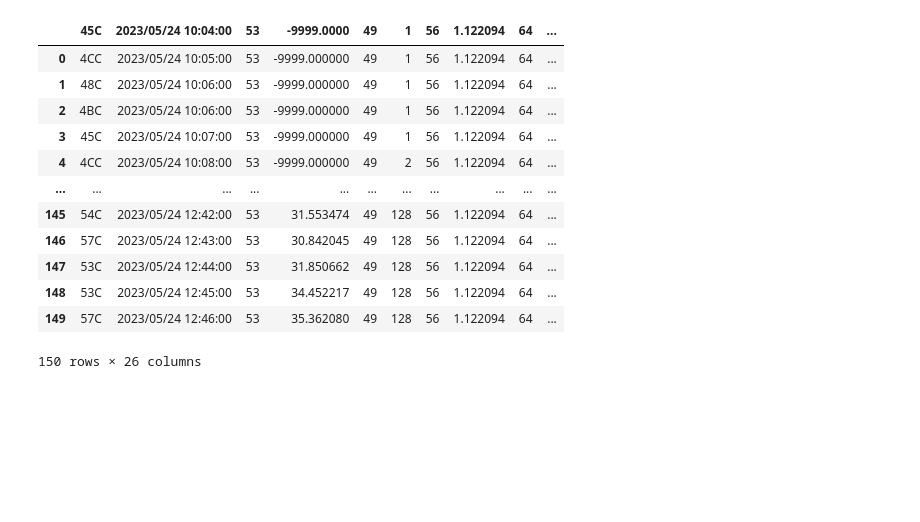
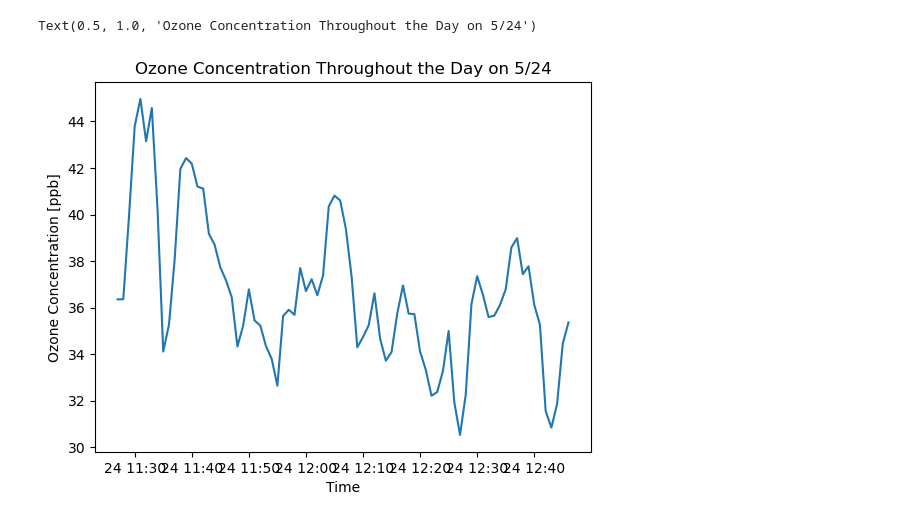
Before and after one commit to EVS-ATMOS/air-quality-sensors, a Jupyter notebook: toybox.ipynb, the cells around one changed output. Saved outputs shown, nothing was run; the diff lists cells and outputs as text; code cells hidden in the pictures; blank space fills up the shorter version.

Commit message:
Made preliminary graphs of the data I was given.

```diff
--- a/toybox.ipynb
+++ b/toybox.ipynb
@@ -317,19 +344,25 @@ def chicago_aq_display(nradar, bounds, sites, aqvals, rad_time, rad_site='KLOT',
     else:
         plt.savefig('lakebreeze' + '_' + rad_site + '_' + str(rad_time) +'.png')
 # %%
-data = pd.read_csv("O3_data.txt")
-data
+# This is the header information given from the attached dataset.
+o3_header = ["Station ID", "Time", "Output 1", "Ozone Average", "Output 2", "PGA Gain", "Output 3", "Instrument Gain", "Output 4", "Lamp Current", "Output 5", "Gas Pressure", "Output 6", "Ambeint Pressure", "Output 7", "Chassis Temperature", "Output 8", "Lamp Temperature", "Output 9", "Instrument Status", "Output 10", "Instrument State", "Output 11", "Instrument Units", "Output 12", "Filter Type"]
+o3_data = pd.read_csv("O3_data.txt", header=None)
+o3_data.set_axis(o3_header, axis=1, inplace=True)
+# Dropping the header information columns because we don't need them.
+o3_data.drop(['Output 1', 'Output 2', 'Output 3', 'Output 4', 'Output 5', 'Output 6', 'Output 7', 'Output 8', 'Output 9', 'Output 10', 'Output 11', 'Output 12'], axis=1, inplace=True)
+# Dropping the first few datasets - The Ozone sensor was getting warmed up...
+o3_data.drop(labels=[0,1,2,3,4,5,6,7,8,9,10,11,12,13,14,15,16,17,18,19], axis=0, inplace=True)
+
+## Creating the time variable as a datetime object, easier to handle and plot with.
+time_array_o3 = ["None"] * len(o3_data["Time"])
+original_o3 = np.asarray(o3_data["Time"])
+for i in range(len(o3_data["Time"])):
+    time_array_o3[i] = original_o3[i].replace("/", "-")
+new_time_array_o3 = np.asarray(time_array_o3, dtype='datetime64[s]')
+plot = plt.plot(new_time_array_o3[51:], o3_data["Ozone Average"][51:])
+plt.xlabel("Time")
+plt.ylabel("Ozone Concentration [ppb]")
+plt.title("Ozone Concentration Throughout the Day on 5/24")
 # %% [output]
-|  | 45C | 2023/05/24 10:04:00 | 53 | -9999.0000 | 49 | 1 | 56 | 1.122094 | 64 | ... |
-| 0 | 4CC | 2023/05/24 10:05:00 | 53 | -9999.000000 | 49 | 1 | 56 | 1.122094 | 64 | ... |
-| 1 | 48C | 2023/05/24 10:06:00 | 53 | -9999.000000 | 49 | 1 | 56 | 1.122094 | 64 | ... |
-| 2 | 4BC | 2023/05/24 10:06:00 | 53 | -9999.000000 | 49 | 1 | 56 | 1.122094 | 64 | ... |
-| 3 | 45C | 2023/05/24 10:07:00 | 53 | -9999.000000 | 49 | 1 | 56 | 1.122094 | 64 | ... |
-| 4 | 4CC | 2023/05/24 10:08:00 | 53 | -9999.000000 | 49 | 2 | 56 | 1.122094 | 64 | ... |
-| ... | ... | ... | ... | ... | ... | ... | ... | ... | ... | ... |
-| 145 | 54C | 2023/05/24 12:42:00 | 53 | 31.553474 | 49 | 128 | 56 | 1.122094 | 64 | ... |
-| 146 | 57C | 2023/05/24 12:43:00 | 53 | 30.842045 | 49 | 128 | 56 | 1.122094 | 64 | ... |
-| 147 | 53C | 2023/05/24 12:44:00 | 53 | 31.850662 | 49 | 128 | 56 | 1.122094 | 64 | ... |
-| 148 | 53C | 2023/05/24 12:45:00 | 53 | 34.452217 | 49 | 128 | 56 | 1.122094 | 64 | ... |
-| 149 | 57C | 2023/05/24 12:46:00 | 53 | 35.362080 | 49 | 128 | 56 | 1.122094 | 64 | ... |
-150 rows × 26 columns
+Text(0.5, 1.0, 'Ozone Concentration Throughout the Day on 5/24')
+[figure, added]
```
Also changed, not shown: parts of 10 cells of this notebook.
